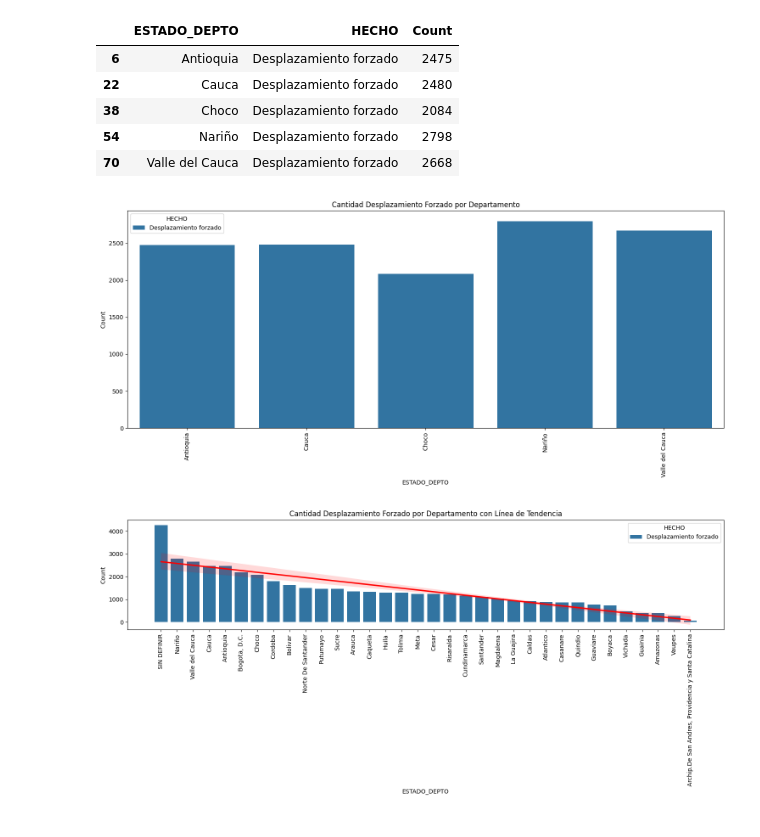
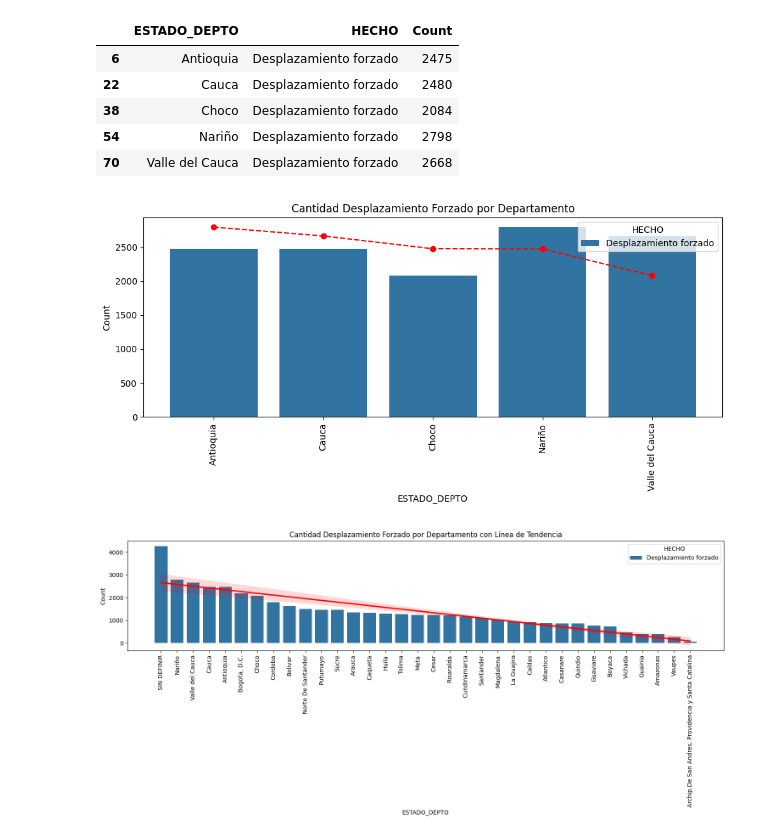
Before and after one commit to oviedokaren19/bc_G3_analisis_victimas, a Jupyter notebook: rama_nueva/sprint2.ipynb, the cells around one changed output. Drawn from its saved outputs; the diff is of its cells as text; code cells hidden in the pictures.

```diff
--- a/rama_nueva/sprint2.ipynb
+++ b/rama_nueva/sprint2.ipynb
@@ -85,5 +68,5 @@ memory usage: 16.3+ MB
 # %%
-columns_to_drop = ['FECHA_CORTE', 'NOM_RPT', 'COD_PAIS', 'PAIS', 'PER_DECLA']
+columns_to_drop = ['FECHA_CORTE', 'NOM_RPT', 'COD_PAIS', 'PAIS', 'PER_DECLA', 'PER_OCU','EVENTOS']
 df_filtrado = df_filtrado.drop(columns=columns_to_drop)
 display(df_filtrado.head())
 # %% [output]
@@ -162,14 +141,20 @@ display(top_hechos_per_state_2)
 | 54 | Nariño | Desplazamiento forzado | 2798 |
 | 70 | Valle del Cauca | Desplazamiento forzado | 2668 |
 # %%
-plt.figure(figsize=(15, 7))
-sns.barplot(x='ESTADO_DEPTO', y='Count', hue='HECHO', data=top_hechos_per_state_2)
+plt.figure(figsize=(10, 5))
+ax = sns.barplot(x='ESTADO_DEPTO', y='Count', hue='HECHO', data=top_hechos_per_state_2)
 plt.title('Cantidad Desplazamiento Forzado por Departamento')
 plt.xticks(rotation=90)
+# # establecer puntos de conexion según la magnitud
+top_hechos_per_state_sorted = top_hechos_per_state_2.sort_values(by='Count', ascending=False)
+x_coords = np.arange(len(top_hechos_per_state_sorted))
+y_coords = top_hechos_per_state_sorted['Count']
+# # se define linea conecta las barras
+ax.plot(x_coords, y_coords, color='red', marker='o', linestyle='--')
 plt.tight_layout()
 plt.show()
 # %% [output]
-[figure, old version]
+[figure, new version]
 # %%
 top_todos_depa = top_estados['ESTADO_DEPTO'].tolist()
 df_top_states_2 = df_filtrado[df_filtrado['ESTADO_DEPTO'].isin(top_todos_depa)]
```
Also changed, not shown: parts of 38 cells of this notebook.
